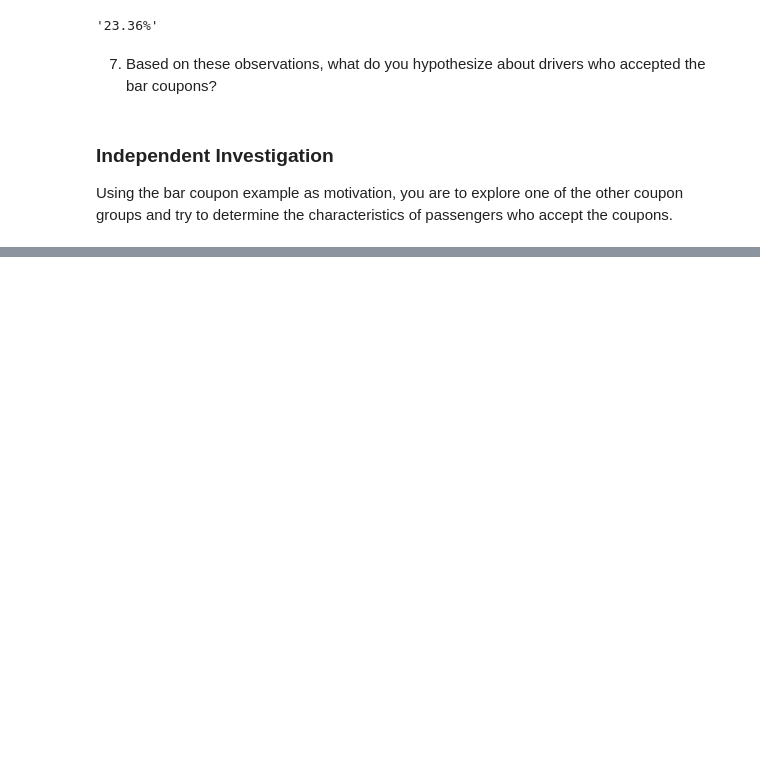
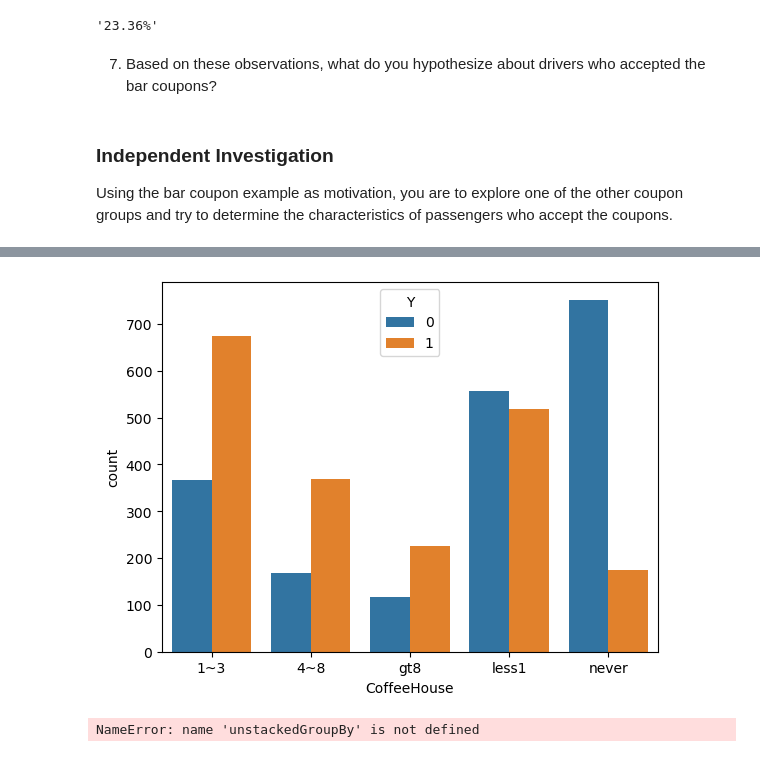
Before and after one commit to jiml-ng2plus/Practical-Application-Assignment_5_1, a Jupyter notebook: prompt.ipynb, the cells around one changed output, grey strips where cells are left out. Cells and saved outputs as stored; diff of their text form; code cells hidden in the pictures; blank space fills up the shorter version.

```diff
--- a/prompt.ipynb
+++ b/prompt.ipynb
@@ -399,0 +462,13 @@ Using the bar coupon example as motivation, you are to explore one of the other
+# %%
+groupCoffeeHouseCoupons = coffeeHouseCoupons.groupby(["Y","CoffeeHouse"])[["Y"]].count()
+groupCoffeeHouseCoupons.columns = ['count']
+#groupCoffeeHouseCoupons
+
+#groupByCoffeeHouse = dfCoffeeHouse.groupby(["Y","gender","age","CoffeeHouse"])[["CoffeeHouse"]].count()
+#,"maritalStatus","has_children","education","occupation","income"
+#groupByCoffeeHouse = dfCoffeeHouse.groupby(["Y","CoffeeHouse","gender"]).value_counts()
+#groupByCoffeeHouse = coffeeHouseCoupons.groupby(["Y","CoffeeHouse"])[["Y"]].count()
+#groupByCoffeeHouse
+# %%
+resetGroupByCoffeeHouse = groupCoffeeHouseCoupons.reset_index()
+#resetGroupByCoffeeHouse
@@ -399,0 +481,5 @@ Using the bar coupon example as motivation, you are to explore one of the other
+# %%
+sns.barplot(x='CoffeeHouse', y='count', hue='Y', data=resetGroupByCoffeeHouse)
+plt.show()
+# %% [output]
+[figure, added]
@@ -399,0 +501,5 @@ Using the bar coupon example as motivation, you are to explore one of the other
+# %%
+unstackedGroupBy.plot(kind='bar')
+plt.show()
+# %% [output]
+NameError: name 'unstackedGroupBy' is not defined
```
Also changed, not shown: parts of 14 cells of this notebook.
